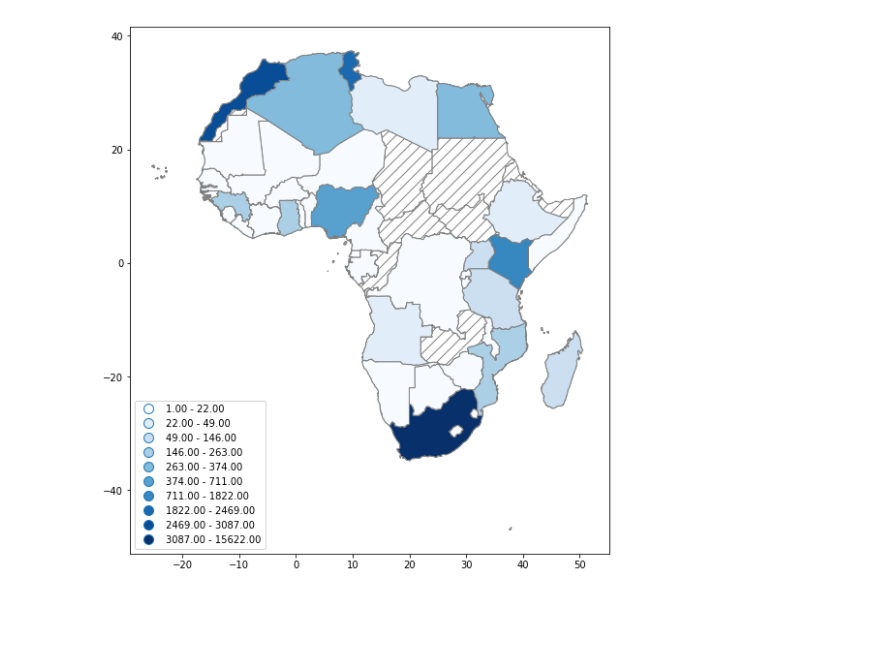
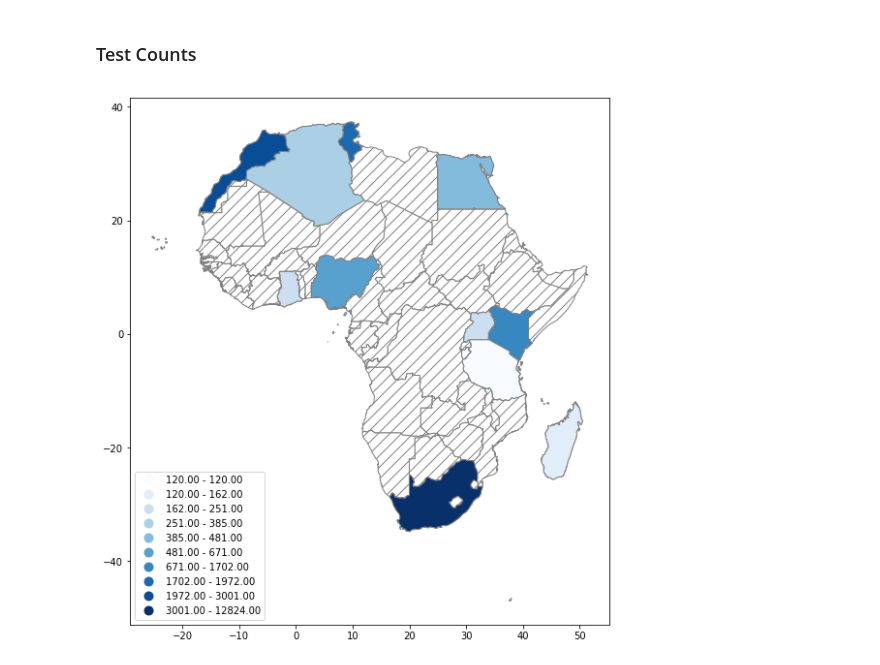
Before and after one commit to stephen-soltesz/ipython-testing, a Jupyter notebook: geomaps-example.ipynb, the cells around one changed output. Saved outputs shown, nothing was run; the diff lists cells and outputs as text; code cells hidden in the pictures; blank space fills up the shorter version.

```diff
--- a/geomaps-example.ipynb
+++ b/geomaps-example.ipynb
@@ -64,6 +66,10 @@ import urllib2
 import json
 from shapely import geometry
 
+# Ignore warnings from various packages.
+import warnings
+warnings.filterwarnings("ignore")
+
 # Set project explicitly in the environment to suppress some warnings.
 os.environ["GOOGLE_CLOUD_PROJECT"] = "measurement-lab"
 
@@ -71,10 +77,10 @@ os.environ["GOOGLE_CLOUD_PROJECT"] = "measurement-lab"
 mlab_sites_config = 'https://storage.googleapis.com/operator-mlab-oti/metadata/v0/current/mlab-site-stats.json'
 
 # Short list of metros in Africa, for convenience.
-african_sites = ['jnb', 'cpt', 'mpm', 'tnr', 'nbo', 'los', 'acc', 'tun']
+african_metros = ['tun', 'jnb', 'cpt', 'mpm', 'tnr', 'los', 'nbo', 'acc']
 
 # Load the Natural Earth country shapes file.
-shapefile = os.path.expanduser('~/Downloads/ne_10m_admin_0_countries.shp')
+country_shapes = os.path.expanduser('~/Downloads/ne_10m_admin_0_countries.shp')
 
 # Number of colors to use when coloring maps.
 colors = 10
@@ -97,12 +103,12 @@ def run_query(query, project='measurement-lab'):
     return pd.DataFrame(results)
 # %%
 # Load shape data.
-globe_raw = gpd.read_file(shapefile)
+globe_raw = gpd.read_file(country_shapes)
 
 # Select the global information (except Antarctica).
 globe = globe_raw[['ISO_A2', 'CONTINENT', 'geometry']].to_crs('+proj=longlat')
 globe = globe[globe.CONTINENT != 'Antarctica']
-# Add a new column with a default value of zero to plot empty country maps.
+# Add a new column with a default value of zero to show countries without data.
 globe['default'] = 0
 
 # Select only Africa.
@@ -132,7 +144,7 @@ SELECT
 FROM
   `measurement-lab.ndt.base`
 WHERE
-      TIMESTAMP_TRUNC(log_time, DAY) = TIMESTAMP("2018-11-01")
+      TIMESTAMP_TRUNC(log_time, DAY) = TIMESTAMP("2018-11-16")
   AND connection_spec.client_geolocation.continent_code = "AF"
 
   AND connection_spec.data_direction = 1
@@ -150,6 +162,10 @@ WHERE
 
 GROUP BY
   country_code, country_name
+
+HAVING
+  count > 100
+
 ORDER BY
  country_name, country_code, count desc
 """)
@@ -175,5 +193,10 @@ count_merged.sample(5)
+# %% [markdown]
+### Test Counts
 # %%
-ax = africa.plot(column='default', color='white', edgecolor='grey', figsize=figsize, hatch="//")
-ax = count_merged.dropna().plot(ax=ax, column='count', cmap='Blues', scheme='Fisher_Jenks', k=colors, legend=True, legend_kwds={"loc": 3}, edgecolor='grey')
+# First, plot the plain African map with hatch marks so all countries are represented.
+ax0 = africa.plot(column='default', color='white', edgecolor='grey', figsize=figsize, hatch="//")
+# Next, plot the merged rates dataframe on top of the base map. Only countries with data will be shown.
+_ = rates_merged.plot(ax=ax0, column='count', cmap='Blues', scheme='Fisher_Jenks',
+                      k=colors, legend=True, legend_kwds={"loc": 3}, edgecolor='grey')
 # %% [output]
-[figure, old version]
+[figure, new version]
```
Also changed, not shown: parts of 17 cells of this notebook.
